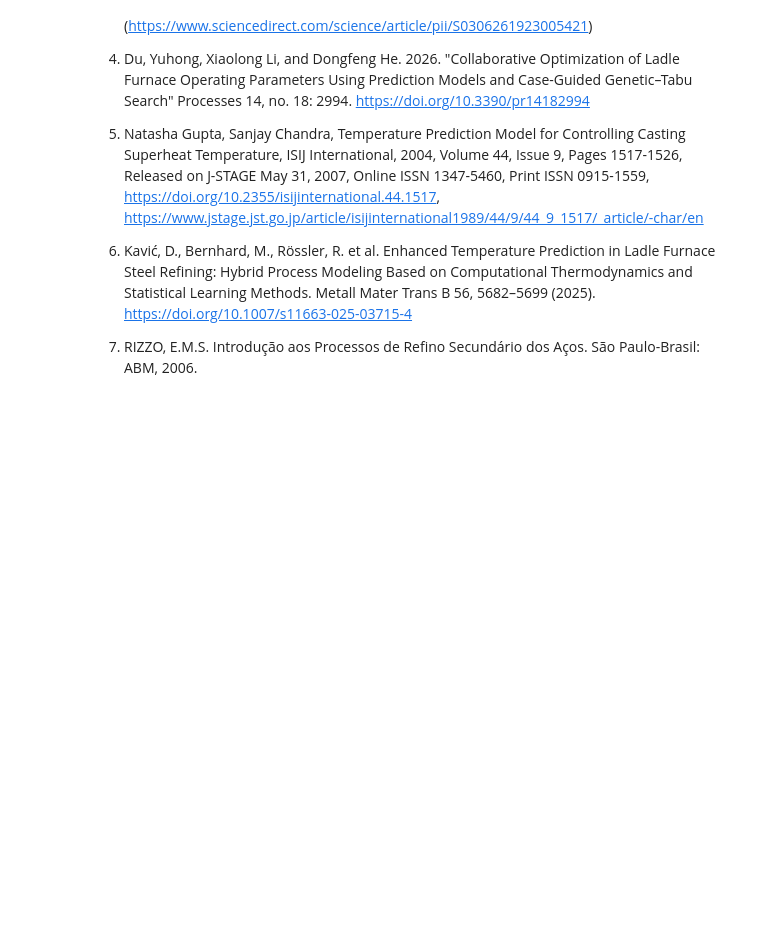
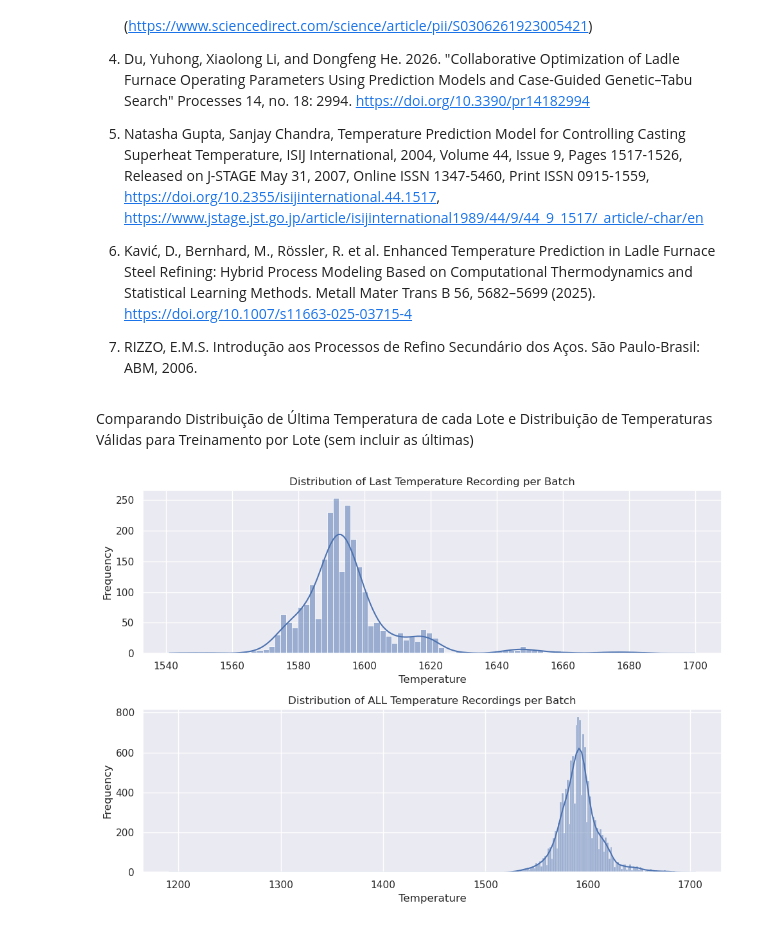
Before and after one commit to danendless/TT-Sprint17-FINAL-PROJECT, a Jupyter notebook: notebooks/steelproof_notebook_work_plan.ipynb, the cells around one changed output. Drawn from its saved outputs; the diff is of its cells as text; code cells hidden in the pictures; blank space fills up the shorter version.

Commit message:
data clean and prep, nearly done -> need to double check work and split data for training, validation, and test

```diff
--- a/notebooks/steelproof_notebook_work_plan.ipynb
+++ b/notebooks/steelproof_notebook_work_plan.ipynb
@@ -1065,3 +1059,26 @@ https://doi.org/10.1016/j.apenergy.2023.121178.
 3. Kavić, D., Bernhard, M., Rössler, R. et al. Enhanced Temperature Prediction in Ladle Furnace Steel Refining: Hybrid Process Modeling Based on Computational Thermodynamics and Statistical Learning Methods. Metall Mater Trans B 56, 5682–5699 (2025). https://doi.org/10.1007/s11663-025-03715-4
 4. RIZZO, E.M.S. Introdução aos Processos de Refino Secundário dos Aços. São Paulo-Brasil:
 ABM, 2006.
+# %% [markdown]
+Comparando Distribuição de Última Temperatura de cada Lote e Distribuição de Temperaturas Válidas para Treinamento por Lote (sem incluir as últimas)
+# %%
+data_temp_en['sampling_no'] = data_temp_en.sort_values(by='sampling_time',ascending=True).groupby('key').cumcount() + 1
+# %%
+max_temp_per_key = data_temp_en.loc[(data_temp_en.groupby('key')['sampling_no'].idxmax()),['key','sampling_no','temperature']]
+# %%
+fig, axes = plt.subplots(2,1,figsize=(10,7))
+
+sns.histplot(max_temp_per_key,x='temperature',discrete=False,kde=True,ax=axes[0])
+axes[0].set_title("Distribution of Last Temperature Recording per Batch")
+axes[0].set_xlabel("Temperature")
+axes[0].set_ylabel("Frequency")
+
+sns.histplot(data_temp_en,x='temperature',discrete=False,kde=True,ax=axes[1])
+axes[1].set_title("Distribution of ALL Temperature Recordings per Batch")
+axes[1].set_xlabel("Temperature")
+axes[1].set_ylabel("Frequency")
+
+plt.tight_layout()
+plt.show()
+# %% [output]
+[figure, added]
```
Also changed, not shown: parts of 2 cells of this notebook, 1 other file.
